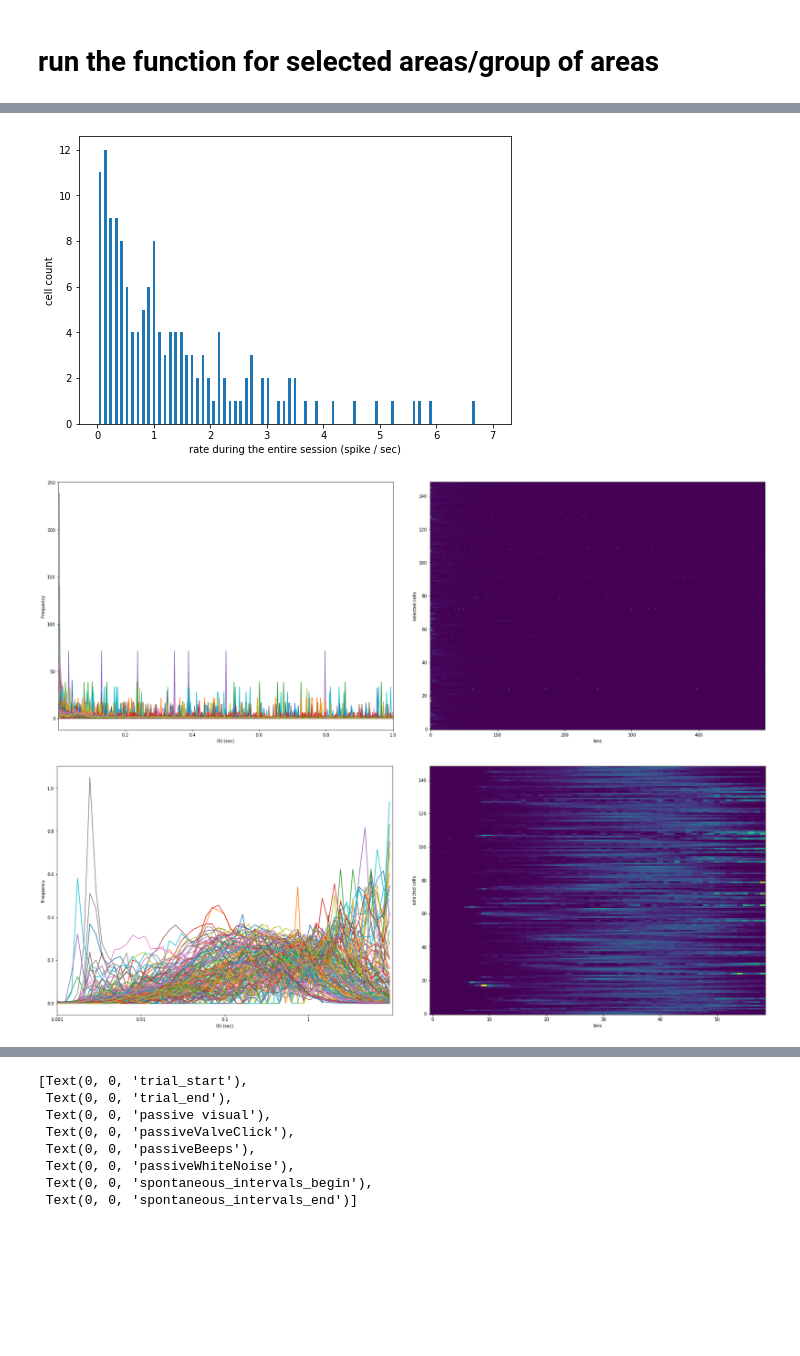
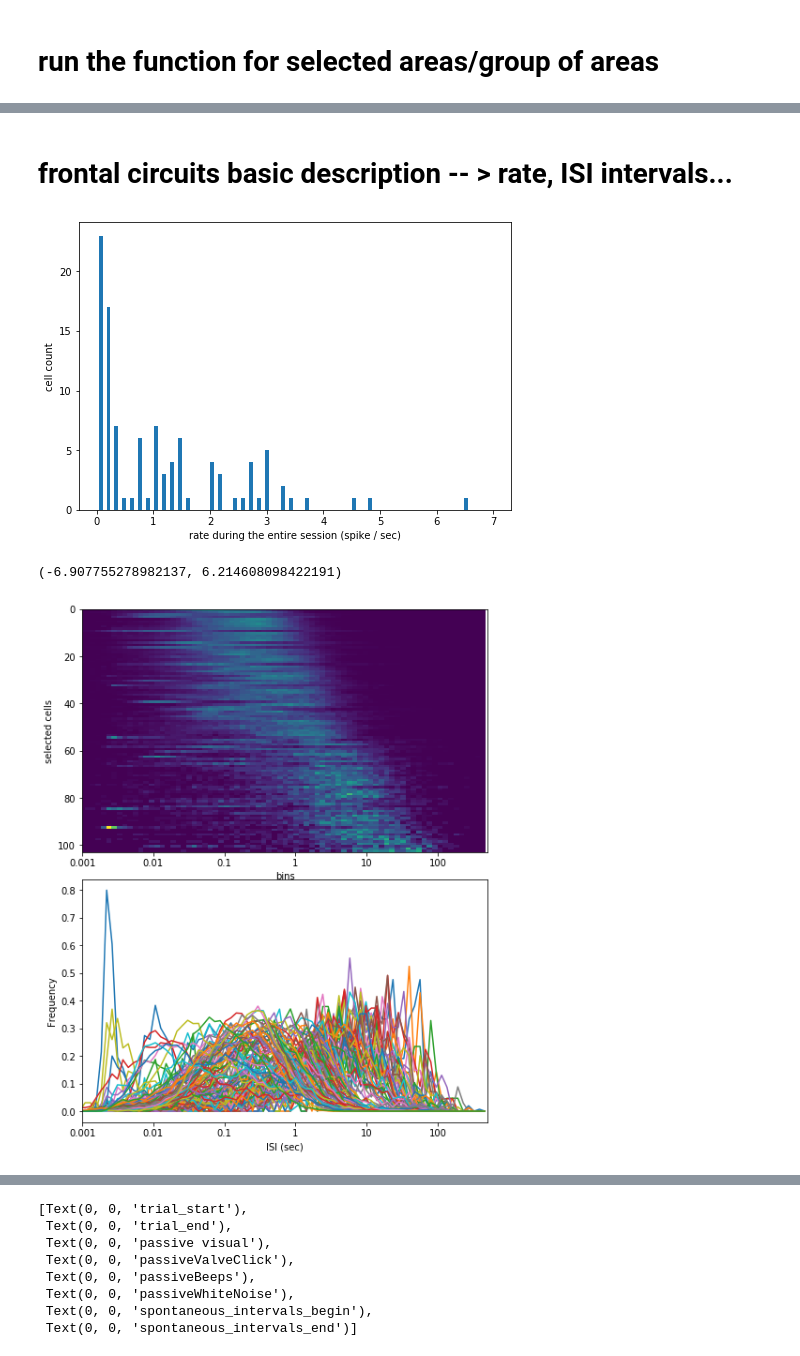
Before and after one commit to mariakesa/ConnectedLizards_NeuroMatch2020, a Jupyter notebook: data_overview_JS.ipynb, the cells around one changed output, grey strips where cells are left out. Saved outputs shown, nothing was run; the diff lists cells and outputs as text; code cells hidden in the pictures; blank space fills up the shorter version.

```diff
--- a/data_overview_JS.ipynb
+++ b/data_overview_JS.ipynb
@@ -42,6 +42,9 @@ def get_clean_clusters(cluster_quality):
     return good_and_unsorted_clusters
 
 def select_unit_based_on_rate_and_refractory_period(spiketimes, spikeclusters, good_and_unsorted_clusters):
+    refractory_period_duration_sec = 0.003 # Sec
+    percentage_in_refract_period_to_reject = 0.025
+    min_spike_rate_Hz = 1 # Hz
 #     print('n = '+ str(len(good_and_unsorted_clusters)) +' units before refinement')
     dataspan_sec = np.max(spiketimes)-np.min(spiketimes);
     selection_vector = np.ones((len(good_and_unsorted_clusters)))
@@ -52,9 +55,9 @@ def select_unit_based_on_rate_and_refractory_period(spiketimes, spikeclusters, g
         thosespikes = spiketimes[spikeclusters==thatclus]
         spikerate = len(thosespikes)/dataspan_sec
         ISI = np.diff(thosespikes)
-        refractory_period_infraction_rate = sum(ISI<=0.0025)/len(ISI)
+        refractory_period_infraction_rate = sum(ISI<=refractory_period_duration_sec)/len(ISI)
 #         print('spike rate = '+str(spikerate)+' Hz - refractory period infraction = '+str(refractory_period_infraction_rate))
-        if (refractory_period_infraction_rate > 0.025) or (spikerate < 0.5): # if rate is lower than 0.5 spk/sec and refractory period infraction are more frequent than 2.5%
+        if (refractory_period_infraction_rate > percentage_in_refract_period_to_reject) or (spikerate < min_spike_rate_Hz): # if rate is lower than 0.5 spk/sec and refractory period infraction are more frequent than 2.5%
             selection_vector[clu]=0
             #print(selection_vector[clu])
 #     print(selection_vector.shape)
@@ -102,7 +105,7 @@ def get_population_timeseries_matrices(listsofareas, labels, binning_resolution_
     spiketimes = np.load(all_data_path +'/'+selected_recordings+'/'+'spikes.times.npy')
     spikeclusters = np.load(all_data_path +'/'+selected_recordings+'/'+'spikes.clusters.npy')
     recordinglength_sec = np.max(spiketimes) - np.min(spiketimes)
-    print(recordinglength_sec)
+    print('Total Duration of the Ephys recording '+ str(recordinglength_sec)+ ' sec')
     ## to check if it corresponds to clusters class
     ## the numbers in there match raws of the cluster objects (see below)
     uniquespikeclusters = np.unique(spikeclusters)
@@ -240,7 +243,7 @@ mid_brain_circuits=['SCs','SCm','MRN','APN','PAG','ZI']
 frontal_circuits=['MOs','PL','ILA','ORB','MOp','SSp']
 thatlabel = ['frontal_circuits', 'mid_brain_circuits']
 OUT = get_population_timeseries_matrices([frontal_circuits, mid_brain_circuits],\
-                                         labels=thatlabel, binning_resolution_sec = 1,\
+                                         labels=thatlabel, binning_resolution_sec = 0.1,\
                                          all_data_path='/Users/jean/git/steinmetz-et-al-2019/data', \
                                          selected_recordings= 'Richards_2017-10-31')
 print(OUT.keys())
@@ -282,13 +289,15 @@ FigTimeSeriesAx.set_xlim(0, 1000)
+# %% [markdown]
+# frontal circuits basic description -- > rate, ISI intervals...
 # %%
 AllspkTime_sec = OUT['frontal_circuits']['all_spike_times_sec']
 AllSpikes_Rate_Hz = OUT['frontal_circuits']['spike_rate_Hz']
+AllspkTime_sec = OUT['mid_brain_circuits']['all_spike_times_sec']
+AllSpikes_Rate_Hz = OUT['mid_brain_circuits']['spike_rate_Hz']
 maxRate = np.max(AllSpikes_Rate_Hz)
 
 ## spike rate histogram
 numberofbins = int(len(AllSpikes_Rate_Hz)/2) ## number of cells divided by two
-
 binning_spikerate_Hz = np.linspace(0, int(maxRate+1), numberofbins)
-
 counts, _ = np.histogram(AllSpikes_Rate_Hz, bins=binning_spikerate_Hz)
 plotPoints = binning_spikerate_Hz[:-1] + (np.min(np.diff(binning_spikerate_Hz))/2)
 #print(np.min(np.diff(binning_spikerate_Hz))/2)
@@ -316,58 +325,65 @@ plt.show()
 
 Index = np.arange(len(AllSpikes_Rate_Hz))
 # print(Index)
-log_binning = np.linspace(np.log(0.0005),np.log(10), 60) #This will be the bins to model the ISI distribution for the graph
+maxbinninghist = 500 # sec
+log_binning = np.linspace(np.log(0.0005),np.log(maxbinninghist), 80) #This will be the bins to model the ISI distribution for the graph
 logISI_hist = np.zeros((len(Index), len(log_binning)-1))
 logISI_hist_bins = np.zeros((len(Index), len(log_binning)-1))
 
-binning = np.linspace(0.002,1, 500) #This will be the bins to model the ISI distribution for the graph
+binning = np.linspace(0.002,1, maxbinninghist) #This will be the bins to model the ISI distribution for the graph
 ISI_hist = np.zeros((len(Index), len(binning)-1))
 ISI_hist_bins = np.zeros((len(Index), len(binning)-1))
 
 # print(logISI.shape)
 for I in Index:
     ISIs = np.diff(AllspkTime_sec[I])
     hist, bin_edges = np.histogram(ISIs, bins=binning ,density=True )
     ISI_hist[I] = hist
     ISI_hist_bins[I] = bin_edges[:-1] + (np.min ( np.diff(bin_edges) ))/2
 
     logISIs = np.log(ISIs)
     log_hist, log_bin_edges = np.histogram(logISIs, bins=log_binning ,density=True )
     logISI_hist[I] = log_hist
     logISI_hist_bins[I] = log_bin_edges[:-1] + (np.min ( np.diff(log_bin_edges) ))/2
 
+# Fig_histograms = plt.figure()
+# axISI = Fig_histograms.add_axes([0.1, .1, 1.8, 2])
+# axISI.plot(ISI_hist_bins.T, ISI_hist.T)
+# axISI.set_xlabel('ISI (sec)')
+# axISI.set_ylabel('Frequency')
+# axISI.set_xlim(0.0001,1)
+# Ax = Fig_histograms.add_axes([2.1, .1, 1.8, 2])
+# Ax.imshow(ISI_hist)
+# Ax.axis('tight')
+# Ax.set_ylabel('selected cells')
+# Ax.set_xlabel('bins')
+# Ax.invert_yaxis()
+# # print(logISI_hist)
+
+orderforplot = np.argsort(np.concatenate(AllSpikes_Rate_Hz))
+toplot = logISI_hist[orderforplot, :]
+
 Fig_histograms = plt.figure()
-axISI = Fig_histograms.add_axes([0.1, .1, 1.8, 2])
-axISI.plot(ISI_hist_bins.T, ISI_hist.T)
+axISI = Fig_histograms.add_axes([0, 0, 1, 0.9])
+axISI.plot(logISI_hist_bins.T, toplot.T,)
 axISI.set_xlabel('ISI (sec)')
 axISI.set_ylabel('Frequency')
-axISI.set_xlim(0.0001,1)
-Ax = Fig_histograms.add_axes([2.1, .1, 1.8, 2])
-Ax.imshow(ISI_hist)
+axISI.set_xlim(np.log(0.001), np.log(maxbinninghist))
+axISI.set_xticks([np.log(0.001), np.log(0.01), np.log(0.1), np.log(1), np.log(10), np.log(100)])
+axISI.set_xticklabels([0.001, 0.01, 0.1, 1, 10, 100])
+
+
+Ax = Fig_histograms.add_axes([0 ,1 , 1, 0.9])
+Ax.imshow(toplot, extent=[np.min(logISI_hist_bins), np.max(logISI_hist_bins),0,len(orderforplot)])
 Ax.axis('tight')
 Ax.set_ylabel('selected cells')
 Ax.set_xlabel('bins')
 Ax.invert_yaxis()
+Ax.set_xticks([np.log(0.001), np.log(0.01), np.log(0.1), np.log(1), np.log(10), np.log(100)])
+Ax.set_xticklabels([0.001, 0.01, 0.1, 1, 10, 100])
+Ax.set_xlim(np.log(0.001),  np.log(maxbinninghist))
 # print(logISI_hist)
-
-
-Fig_histograms = plt.figure()
-axISI = Fig_histograms.add_axes([0.1, 2.1, 1.8, 2])
-axISI.plot(logISI_hist_bins.T, logISI_hist.T,)
-axISI.set_xlabel('ISI (sec)')
-axISI.set_ylabel('Frequency')
-axISI.set_xlim(np.log(0.001), np.log(10))
-axISI.set_xticks([np.log(0.001), np.log(0.01), np.log(0.1), np.log(1)])
-axISI.set_xticklabels([0.001, 0.01, 0.1, 1])
-
-Ax = Fig_histograms.add_axes([2.1, 2.1, 1.8, 2])
-Ax.imshow(logISI_hist)
-Ax.axis('tight')
-Ax.set_ylabel('selected cells')
-Ax.set_xlabel('bins')
-Ax.invert_yaxis()
-# print(logISI_hist)
 # %% [output]
-[figure, old version]
+[figure, new version]
+(-6.907755278982137, 6.214608098422191)
-[figure, old version]
+[figure, new version]
-[figure, removed]
```
Also changed, not shown: parts of 16 cells of this notebook.
